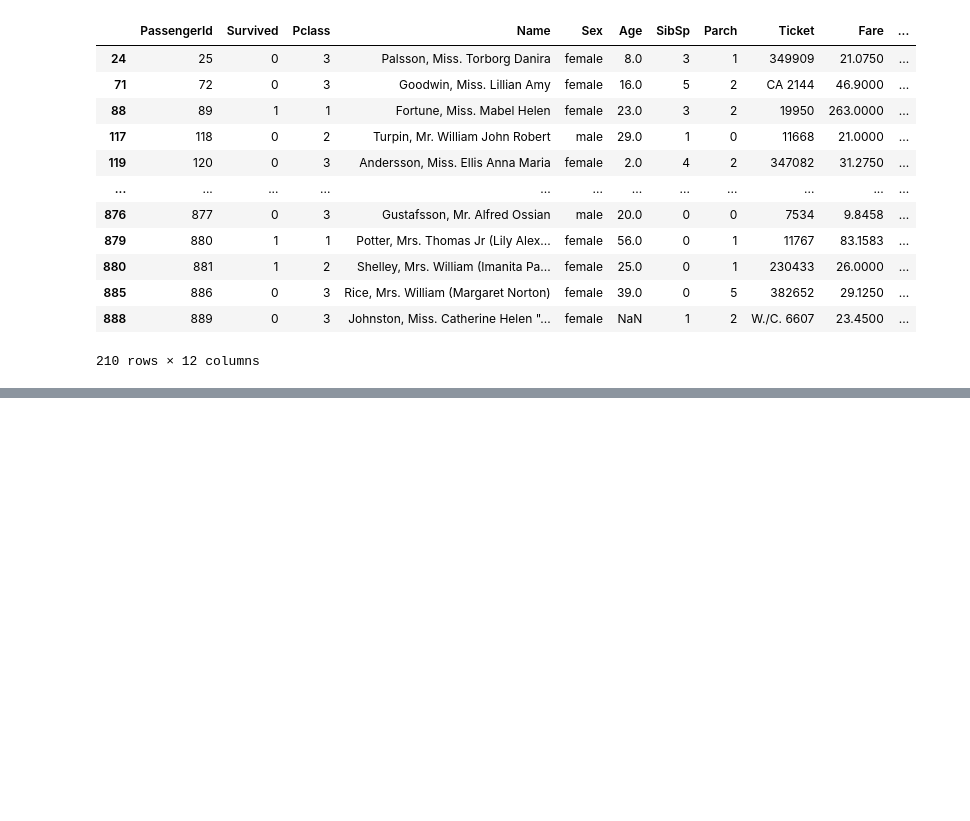
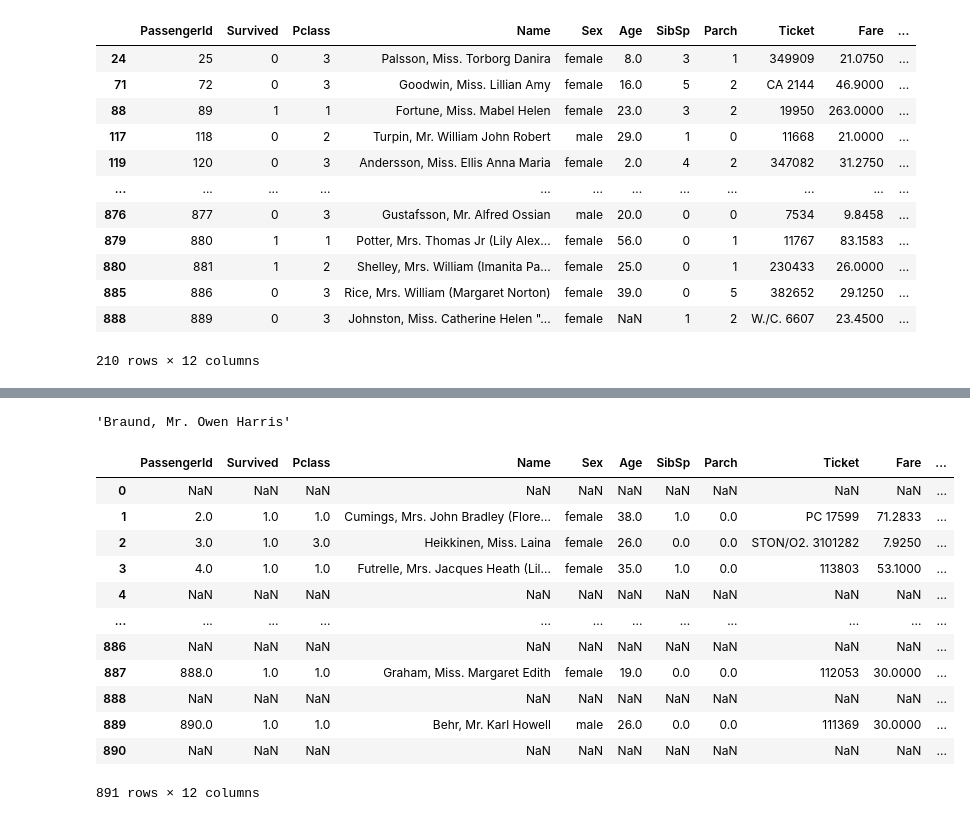
Before and after one commit to Rujanshrestha/data-sci-class01, a Jupyter notebook: Pandas/Filtering_DF.ipynb, the cells around one changed output, grey strips where cells are left out. Drawn from its saved outputs; the diff is of its cells as text; code cells hidden in the pictures; blank space fills up the shorter version.

```diff
--- a/Pandas/Filtering_DF.ipynb
+++ b/Pandas/Filtering_DF.ipynb
@@ -157,0 +202,20 @@ titanic_df[titanic_df["Ticket"].duplicated()]
+# %%
+titanic_df.at[0, "Name"]
+# %% [output]
+'Braund, Mr. Owen Harris'
+# %%
+titanic_df.where(titanic_df["Survived"] == 1)
+# %% [output]
+|  | PassengerId | Survived | Pclass | Name | Sex | Age | SibSp | Parch | Ticket | Fare | ... |
+| 0 | NaN | NaN | NaN | NaN | NaN | NaN | NaN | NaN | NaN | NaN | ... |
+| 1 | 2.0 | 1.0 | 1.0 | Cumings, Mrs. John Bradley (Flore... | female | 38.0 | 1.0 | 0.0 | PC 17599 | 71.2833 | ... |
+| 2 | 3.0 | 1.0 | 3.0 | Heikkinen, Miss. Laina | female | 26.0 | 0.0 | 0.0 | STON/O2. 3101282 | 7.9250 | ... |
+| 3 | 4.0 | 1.0 | 1.0 | Futrelle, Mrs. Jacques Heath (Lil... | female | 35.0 | 1.0 | 0.0 | 113803 | 53.1000 | ... |
+| 4 | NaN | NaN | NaN | NaN | NaN | NaN | NaN | NaN | NaN | NaN | ... |
+| ... | ... | ... | ... | ... | ... | ... | ... | ... | ... | ... | ... |
+| 886 | NaN | NaN | NaN | NaN | NaN | NaN | NaN | NaN | NaN | NaN | ... |
+| 887 | 888.0 | 1.0 | 1.0 | Graham, Miss. Margaret Edith | female | 19.0 | 0.0 | 0.0 | 112053 | 30.0000 | ... |
+| 888 | NaN | NaN | NaN | NaN | NaN | NaN | NaN | NaN | NaN | NaN | ... |
+| 889 | 890.0 | 1.0 | 1.0 | Behr, Mr. Karl Howell | male | 26.0 | 0.0 | 0.0 | 111369 | 30.0000 | ... |
+| 890 | NaN | NaN | NaN | NaN | NaN | NaN | NaN | NaN | NaN | NaN | ... |
+891 rows × 12 columns
```
Also changed, not shown: parts of 6 cells of this notebook, 1 other file.
